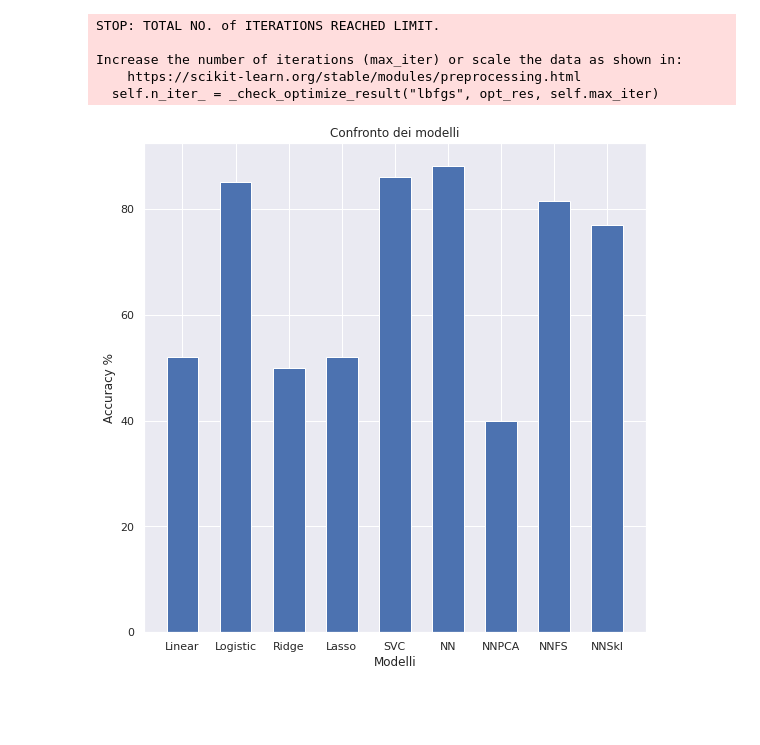
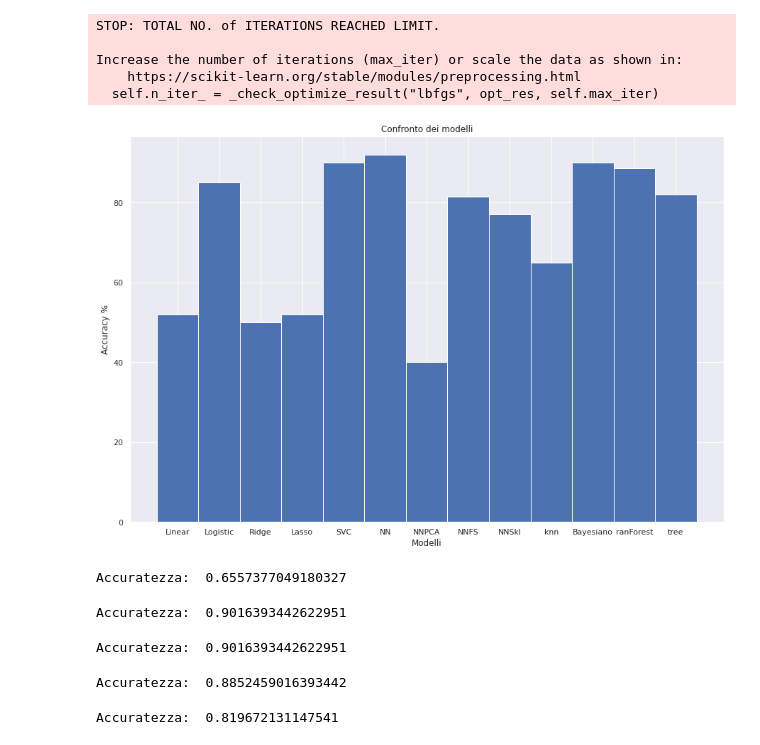
Before and after one commit to MatteoIng/FromEngToArt, a Jupyter notebook: ClassificationDeepHeartAttack.ipynb, the cells around one changed output. Drawn from its saved outputs; the diff is of its cells as text; code cells hidden in the pictures; blank space fills up the shorter version.

```diff
--- a/ClassificationDeepHeartAttack.ipynb
+++ b/ClassificationDeepHeartAttack.ipynb
@@ -397,13 +404,84 @@ Increase the number of iterations (max_iter) or scale the data as shown in:
   self.n_iter_ = _check_optimize_result("lbfgs", opt_res, self.max_iter)
 # %%
 
-models = ['Linear','Logistic', 'Ridge', 'Lasso', 'SVC', 'NN','NNPCA','NNFS','NNSkl']
-values = [52, 85, 50, 52, 86, 88, 40, 81.5, 77]
+models = ['Linear','Logistic', 'Ridge', 'Lasso', 'SVC', 'NN','NNPCA','NNFS','NNSkl','knn','Bayesiano','SVC','ranForest','tree']
+values = [52, 85, 50, 52, 86, 92, 40, 81.5, 77, 65, 90, 90, 88.5, 82]
 
-plt.bar(models, values, width=0.6)  # Imposta la larghezza delle colonne a 0.6
+plt.figure(figsize=(15,10))
+plt.bar(models, values, width=1)  # Imposta la larghezza delle colonne a 0.6
 plt.xlabel('Modelli')
 plt.ylabel('Accuracy %')
 plt.title('Confronto dei modelli')
 plt.show()
 # %% [output]
-[figure, old version]
+[figure, new version]
+# %%
+knn = KNeighborsClassifier(n_neighbors=3)
+
+# Addestramento del classificatore
+knn.fit(x_train, y_train)
+
+# Classificazione dei dati di test
+y_predKnn = knn.predict(x_test)
+
+# Calcolo dell'accuratezza
+accuracy = accuracy_score(y_test, y_predKnn)
+print("Accuratezza: ", accuracy)
+# %% [output]
+Accuratezza:  0.6557377049180327
+# %%
+classBayesiano = GaussianNB()
+
+# Addestramento del classificatore
+classBayesiano.fit(x_train, y_train)
+
+# Classificazione dei dati di test
+y_predB = classBayesiano.predict(x_test)
+
+# Calcolo dell'accuratezza
+accuracy = accuracy_score(y_test, y_predB)
+print("Accuratezza: ", accuracy)
+# %% [output]
+Accuratezza:  0.9016393442622951
+# %%
+svm = svm.SVC(kernel='linear')
+
+# Addestramento del classificatore
+svm.fit(x_train, y_train)
+
+# Classificazione dei dati di test
+y_predSVM = svm.predict(x_test)
+
+# Calcolo dell'accuratezza
+accuracy = accuracy_score(y_test, y_predSVM)
+print("Accuratezza: ", accuracy)
+# %% [output]
+Accuratezza:  0.9016393442622951
+# %%
+randomForest = RandomForestClassifier(n_estimators=100)
+
+# Addestramento del classificatore
+randomForest.fit(x_train, y_train)
+
+# Classificazione dei dati di test
+y_predRF = randomForest.predict(x_test)
+
+# Calcolo dell'accuratezza
+accuracy = accuracy_score(y_test, y_predRF)
+print("Accuratezza: ", accuracy)
+# %% [output]
+Accuratezza:  0.8852459016393442
+# %%
+decisionTree = DecisionTreeClassifier()
+
+# Addestramento del classificatore
+decisionTree.fit(x_train, y_train)
+
+# Classificazione dei dati di test
+y_predDT = decisionTree.predict(x_test)
+
+# Calcolo dell'accuratezza
+accuracy = accuracy_score(y_test, y_predDT)
+print("Accuratezza: ", accuracy)
+# %% [output]
+Accuratezza:  0.819672131147541
```
Also changed, not shown: parts of 1 cell of this notebook.
